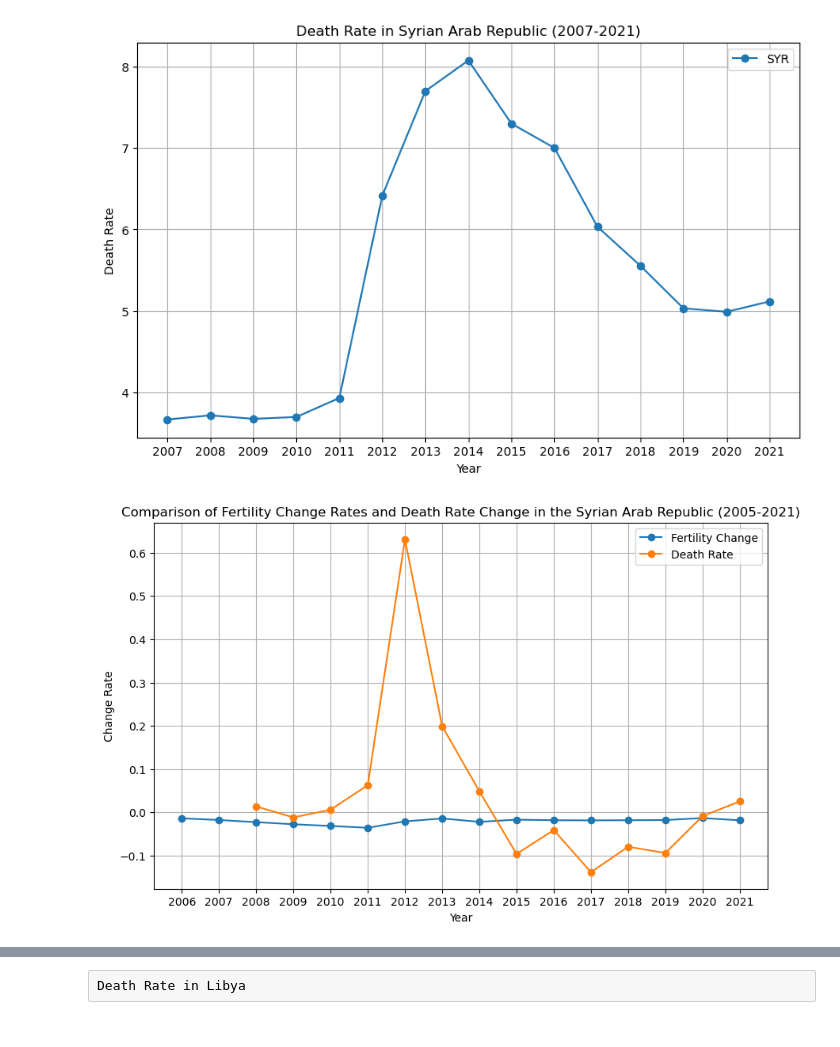
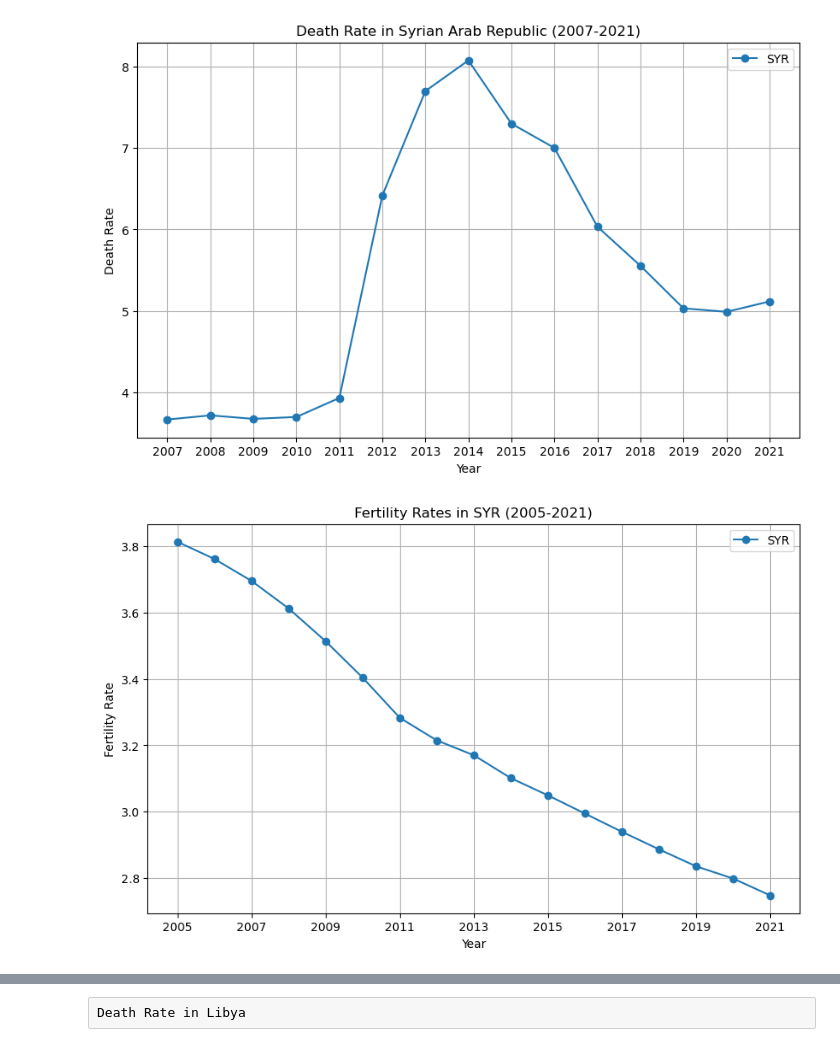
Before and after one commit to Huahuahaha/2023Fall_Projects, a Jupyter notebook: Hypothesis Report.ipynb, the cells around one changed output, grey strips where cells are left out. Cells and saved outputs as stored; diff of their text form; code cells hidden in the pictures.

Commit message:
Normalized function update to all cases

```diff
--- a/Hypothesis Report.ipynb
+++ b/Hypothesis Report.ipynb
@@ -140,12 +137,6 @@ functions.plot_dt_draw(syrian_dt, 'SYR', 'Syrian Arab Republic', 1)
 [figure]
 # %%
 syr_fr = functions.ext_sel_da(fr_data, 'SYR', 2005, 2021)
-syr_fr_change_rates = functions.calculate_change_rate(syr_fr)
-syr_cr_years = list(map(int, syr_fr_change_rates.keys()))
-syr_change_rates = list(syr_fr_change_rates.values())
-syr_dt_change_rates = functions.calculate_change_rate(syrian_dt)
-syr_dt_years = list(map(int, syr_dt_change_rates.keys()))
-syr_dt_rates = list(syr_dt_change_rates.values())
-functions.plot_comparison(syr_cr_years, syr_change_rates, syr_dt_years, syr_dt_rates, 1)
+functions.plot_fertility_rates(syr_fr, 'SYR', 2005, 2021, 2)
 # %% [output]
-[figure, old version]
+[figure, new version]
```
Also changed, not shown: parts of 12 cells of this notebook, 1 other file.
